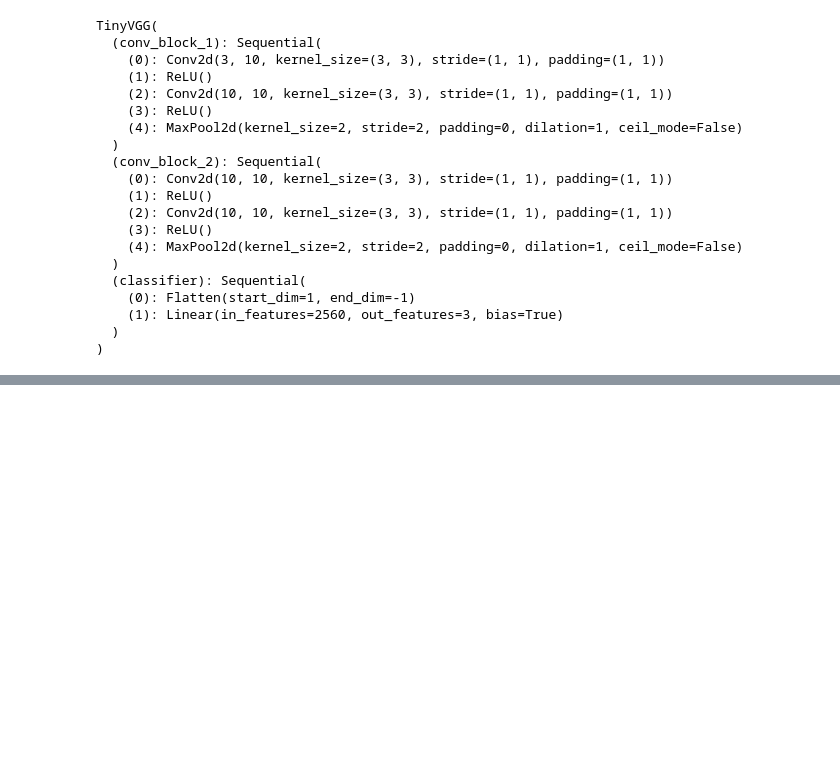
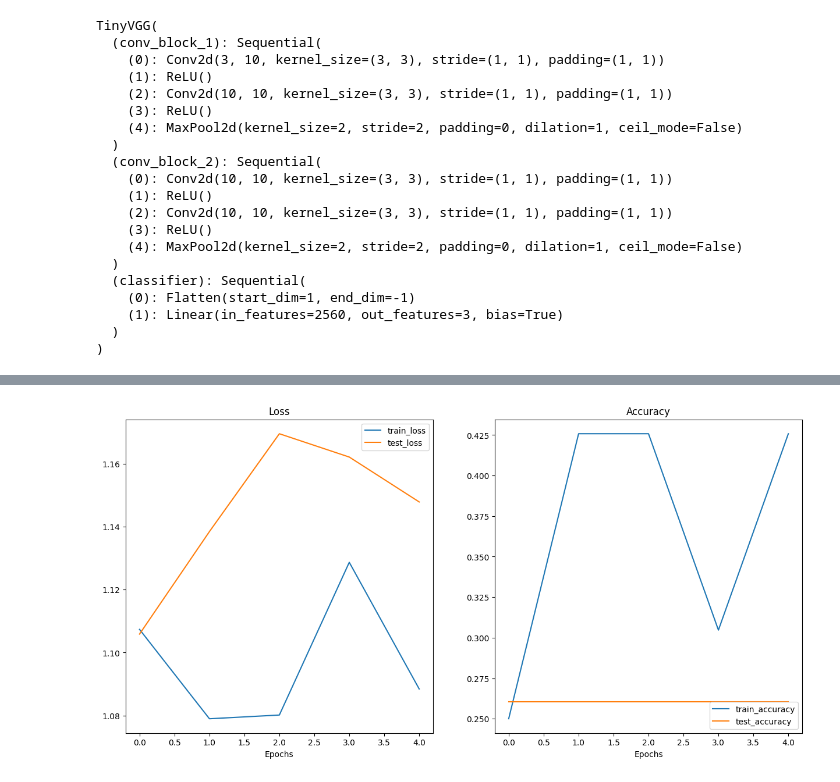
Before and after one commit to ZhimingCUHK/learning-and-learning, a Jupyter notebook: zerotohero pytorch/04.ipynb, the cells around one changed output, grey strips where cells are left out. Saved outputs shown, nothing was run; the diff lists cells and outputs as text; code cells hidden in the pictures; blank space fills up the shorter version.

```diff
--- a/zerotohero pytorch/04.ipynb
+++ b/zerotohero pytorch/04.ipynb
@@ -933,0 +923,4 @@ Total training time: 66.662 seconds
+# %%
+plot_loss_curves(model_1_results)
+# %% [output]
+[figure, added]
```
Also changed, not shown: parts of 26 cells of this notebook.
